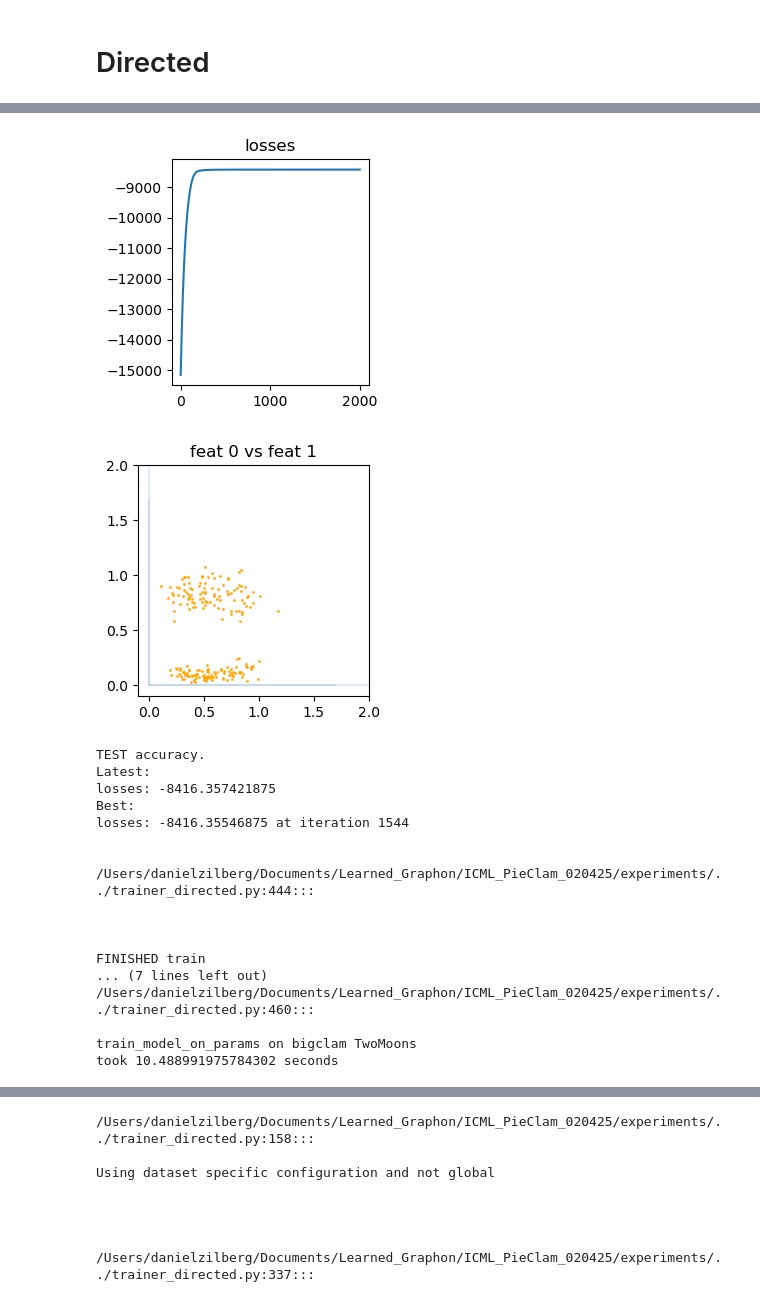
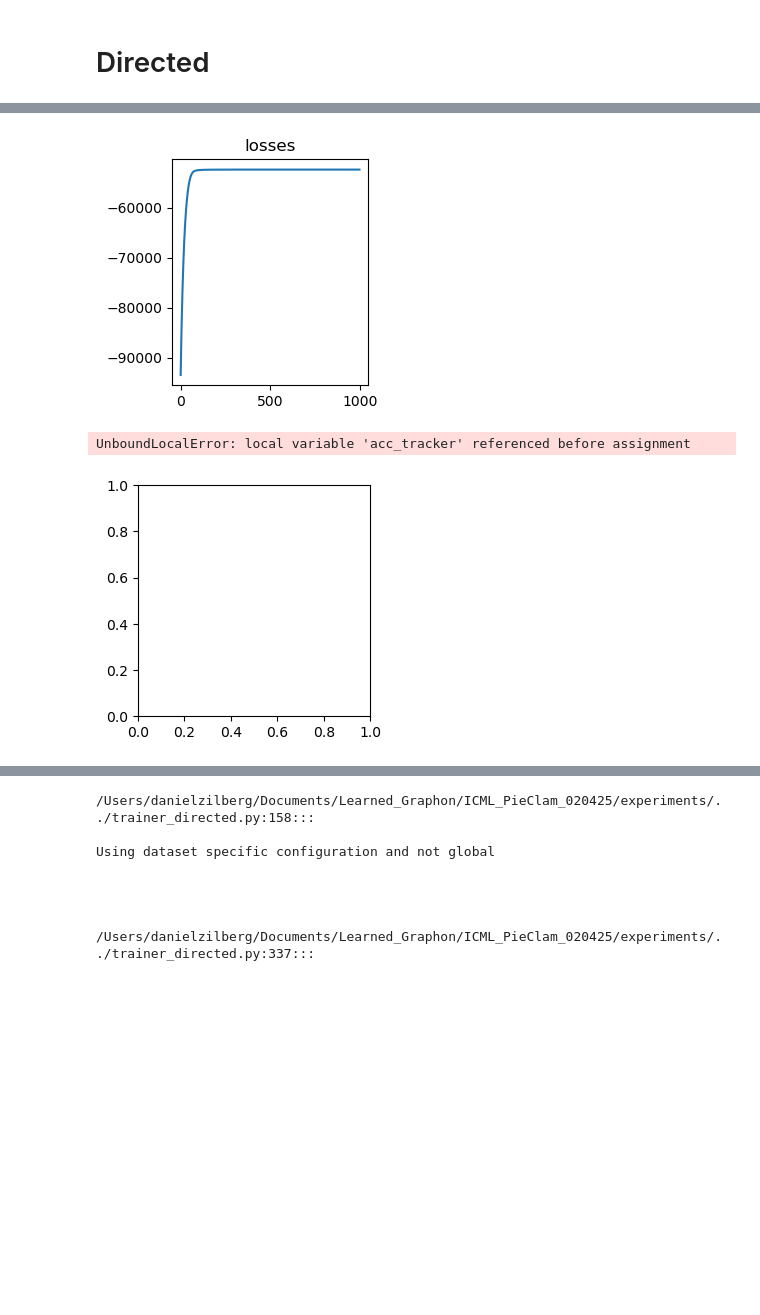
Before and after one commit to danizil/PieClam, a Jupyter notebook: experiments/shapes_clamdip.ipynb, the cells around one changed output, grey strips where cells are left out. Drawn from its saved outputs; the diff is of its cells as text; code cells hidden in the pictures; blank space fills up the shorter version.

```diff
--- a/experiments/shapes_clamdip.ipynb
+++ b/experiments/shapes_clamdip.ipynb
@@ -34,6 +37,9 @@ num_samples = 500
 # todo: import dataset
 #* two moons
 graph_two_moons, dist_two_moons = sim.sample_normflows_dist(num_samples, 'TwoMoons', directed=True)
+
+mean_x_2moons = graph_two_moons.x[:, 0].mean(dim=0)
+graph_two_moons.y = (graph_two_moons.x[:, 0] > mean_x_2moons).int()
 
 # #* circular gaussian mixture
 graph_circ_gaus, dist_circ_gaus = sim.sample_normflows_dist(num_samples, 'Circ', directed=True)
@@ -90,6 +68,6 @@ tensor([[0.2160, 0.7563],
 # %%
 config_triplets = [
-                    ['feat_opt', 'n_iter', 2000],
+                    ['feat_opt', 'n_iter', 999],
                     ['feat_opt', 'lr', 0.00005],
                     ['prior_opt', 'n_iter', 2000],
                     ['prior_opt', 'lr', 0.00005],
@@ -141,21 +119,5 @@ fit wrapper fit_feats, plotting state at iter 1999
-[figure, old version]
+[figure, new version]
+UnboundLocalError: local variable 'acc_tracker' referenced before assignment
-[figure, old version]
+[figure, new version]
-TEST accuracy.
-Latest:
-losses: -8416.357421875
-Best:
-losses: -8416.35546875 at iteration 1544
-
-
-/Users/danielzilberg/Documents/Learned_Graphon/ICML_PieClam_020425/experiments/../trainer_directed.py:444:::
-
-
-
-FINISHED train
-... (7 lines left out)
-/Users/danielzilberg/Documents/Learned_Graphon/ICML_PieClam_020425/experiments/../trainer_directed.py:460:::
-
-train_model_on_params on bigclam TwoMoons
-took 10.488991975784302 seconds
 # %%
 %matplotlib inline
```
Also changed, not shown: parts of 7 cells of this notebook, 12 other files.
